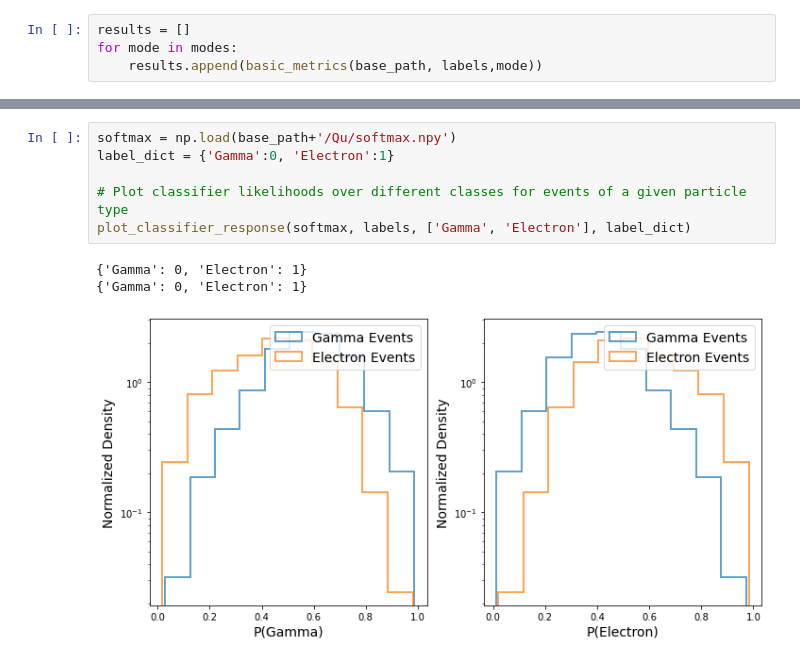
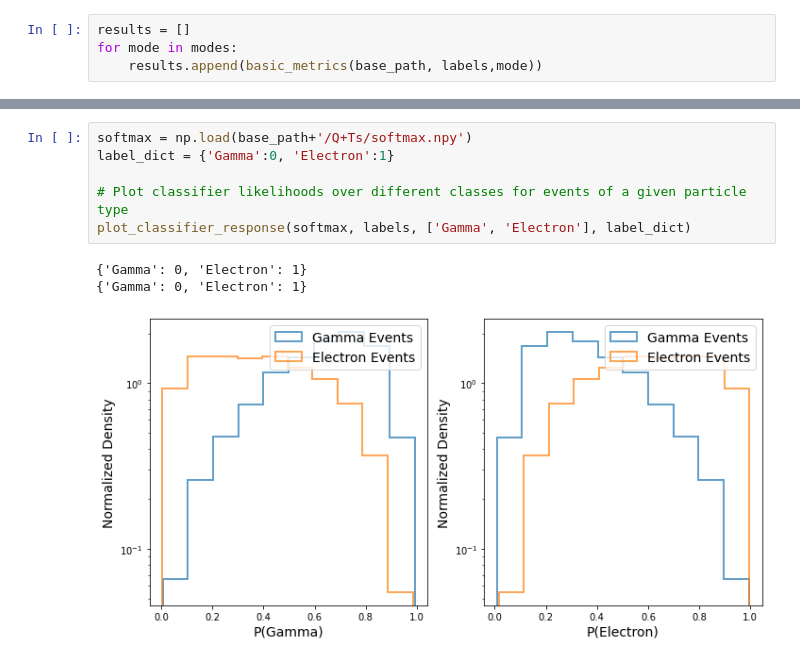
Before and after one commit to inakierregueab/WatChMaL, a Jupyter notebook: notebooks/time_as_channel/exploration_time.ipynb, the cells around one changed output, grey strips where cells are left out. Saved outputs shown, nothing was run; the diff lists cells and outputs as text.

```diff
--- a/notebooks/time_as_channel/exploration_time.ipynb
+++ b/notebooks/time_as_channel/exploration_time.ipynb
@@ -194,11 +193,11 @@ Found training logs:  ['/Users/mariateresaalvarez-buhillapuig/Desktop/cedar/Qs+T
 # %%
-softmax = np.load(base_path+'/Qu/softmax.npy')
+softmax = np.load(base_path+'/Q+Ts/softmax.npy')
 label_dict = {'Gamma':0, 'Electron':1}
 
 # Plot classifier likelihoods over different classes for events of a given particle type
 plot_classifier_response(softmax, labels, ['Gamma', 'Electron'], label_dict)
 # %% [output]
 {'Gamma': 0, 'Electron': 1}
 {'Gamma': 0, 'Electron': 1}
-[figure, old version]
+[figure, new version]
 # %%
```
Also changed, not shown: parts of 18 cells of this notebook, 2 other files.
